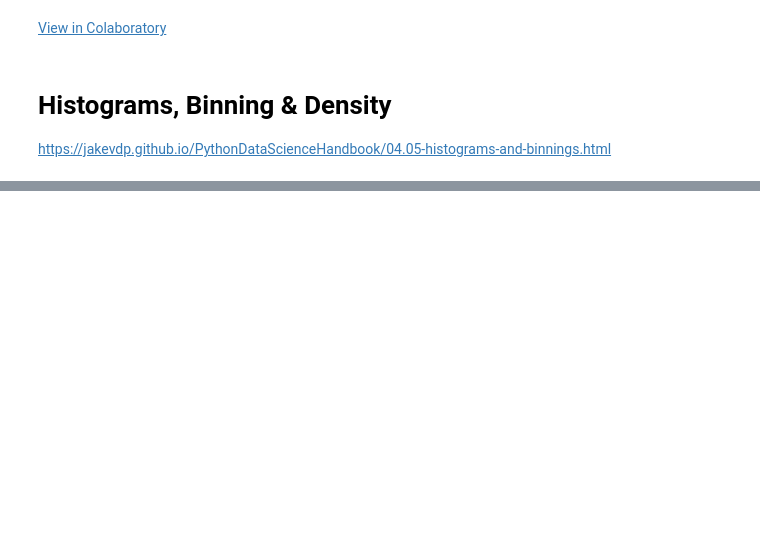
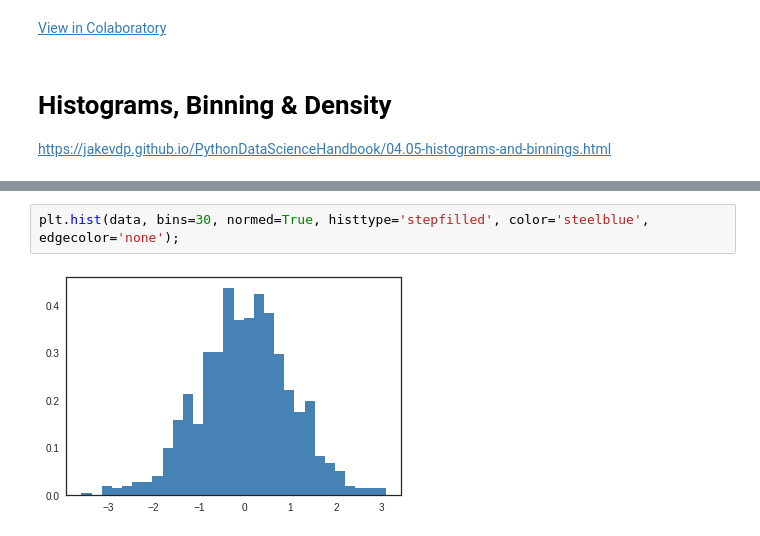
Before and after one commit to schwaaweb/aimlds1_02, a Jupyter notebook: F02_S1_HistogramsBinningAndDensity.ipynb, the cells around one changed output, grey strips where cells are left out. Saved outputs shown, nothing was run; the diff lists cells and outputs as text; blank space fills up the shorter version.

```diff
--- a/F02_S1_HistogramsBinningAndDensity.ipynb
+++ b/F02_S1_HistogramsBinningAndDensity.ipynb
@@ -29,0 +34,4 @@ plt.hist(data, bins=30, normed=True, histtype='stepfilled');
+# %%
+plt.hist(data, bins=30, normed=True, histtype='stepfilled', color='steelblue', edgecolor='none');
+# %% [output]
+[figure, added]
```
Also changed, not shown: parts of 5 cells of this notebook.
